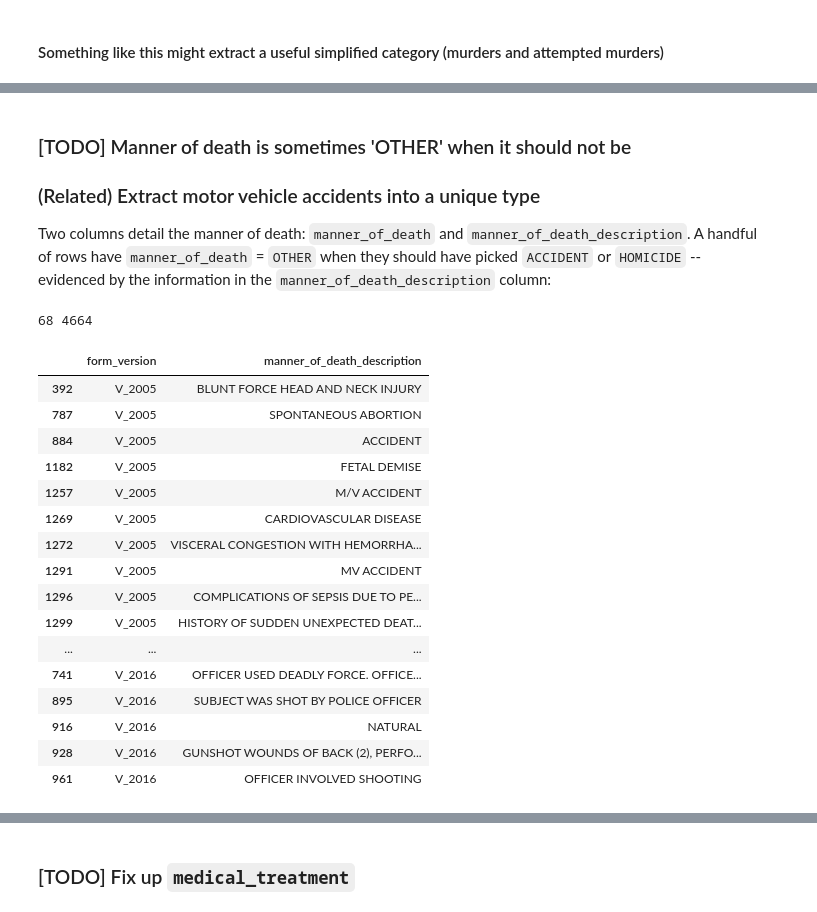
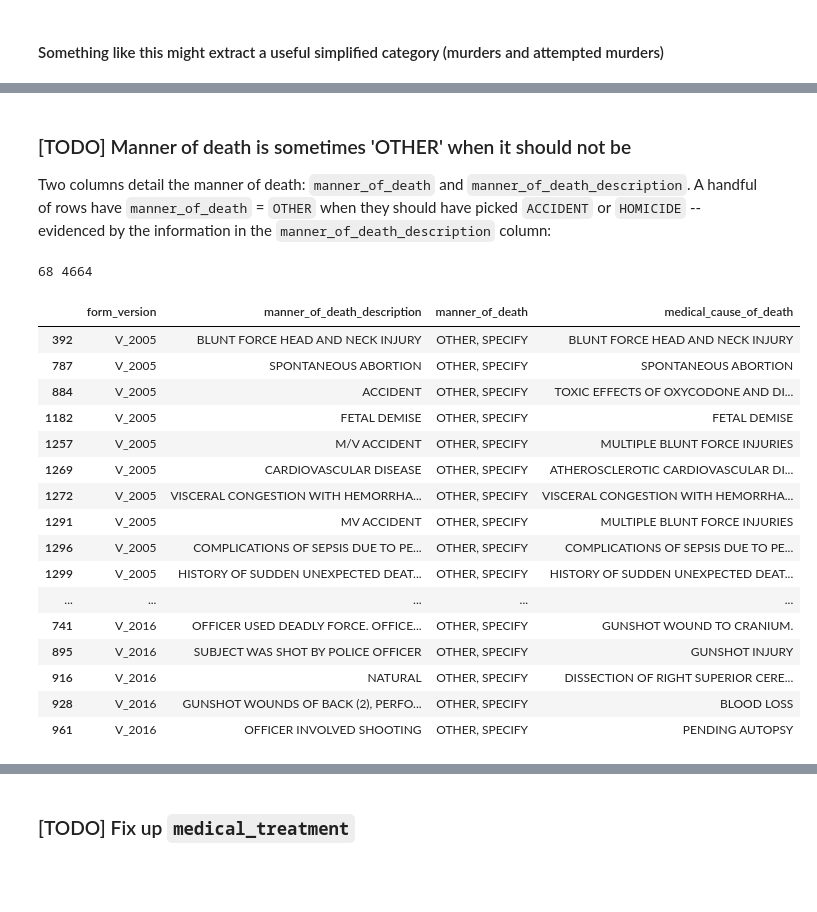
Before and after one commit to texas-justice-initiative/data-processing, a Jupyter notebook: data_cleaning/clean_cdr.ipynb, the cells around one changed output, grey strips where cells are left out. Drawn from its saved outputs; the diff is of its cells as text; code cells hidden in the pictures; blank space fills up the shorter version.

```diff
--- a/data_cleaning/clean_cdr.ipynb
+++ b/data_cleaning/clean_cdr.ipynb
@@ -518,0 +548,7 @@ pd.crosstab(cdr.form_version, cdr.manner_of_death).T
+# %%
+cdr.loc[frame.index, 'means_of_death'] = 'HANGING, STRANGULATION'
+
+# Be sure we got them all
+frame = cdr[(cdr.manner_of_death == 'SUICIDE') & (cdr.means_of_death != 'HANGING, STRANGULATION')]
+frame = frame[frame.medical_cause_of_death.fillna('').str.contains('HANGING')]
+print(len(frame))
@@ -518,0 +559,4 @@ pd.crosstab(cdr.form_version, cdr.manner_of_death).T
+# %%
+frame = cdr[(cdr.manner_of_death == 'SUICIDE') & (cdr.means_of_death == 'NOT APPLICABLE')]
+print(len(frame))
+frame[['means_of_death', 'means_of_death_other', 'manner_of_death', 'manner_of_death_description', 'medical_cause_of_death']]
@@ -518,0 +576,3 @@ pd.crosstab(cdr.form_version, cdr.manner_of_death).T
+# %%
+cdr.loc[frame.index, 'means_of_death'] = OTHER_SPECIFY
+len(cdr[(cdr.manner_of_death == 'SUICIDE') & (cdr.means_of_death == 'NOT APPLICABLE')])
@@ -617,7 +679,7 @@ pd.crosstab(cdr.who_caused_the_death, cdr.manner_of_death)
 | OTHER DETAINEE(S) | 5 | 0 | 33 | 0 | 3 | ... |
 | UNKNOWN | 16 | 23 | 17 | 42 | 49 | ... |
 # %%
-cdr.loc[~cdr.manner_of_death.isin(['HOMICIDE', 'ACCIDENTAL', 'OTHER, SPECIFY']), 'who_caused_the_death'] = 'NOT APPLICABLE'
+cdr.loc[~cdr.manner_of_death.isin(['HOMICIDE', 'ACCIDENTAL', OTHER_SPECIFY]), 'who_caused_the_death'] = 'NOT APPLICABLE'
 pd.crosstab(cdr.who_caused_the_death, cdr.manner_of_death)
 # %% [output]
 | manner_of_death | ACCIDENTAL | ALCOHOL/DRUG INTOXICATION | HOMICIDE | NATURAL CAUSES/ILLNESS | OTHER, SPECIFY | ... |
@@ -1045,30 +1107,29 @@ set(att_murder)
  'THREE COUNTS OF ATTEMPTED CAPITAL MURDER'}
 # %% [markdown]
 ### [TODO] Manner of death is sometimes 'OTHER' when it should not be
-### (Related) Extract motor vehicle accidents into a unique type
 Two columns detail the manner of death: `manner_of_death` and `manner_of_death_description`. A handful of rows have `manner_of_death` = `OTHER` when they should have picked `ACCIDENT` or `HOMICIDE` -- evidenced by the information in the `manner_of_death_description` column:
 # %%
-frame = cdr[(cdr.manner_of_death == 'OTHER, SPECIFY') & (cdr.manner_of_death_description.notnull())]
+frame = cdr[(cdr.manner_of_death == OTHER_SPECIFY) & (cdr.manner_of_death_description.notnull())]
 for exempt in ('PENDING', 'DETERMIN'):
     frame = frame[~frame.manner_of_death_description.str.contains(exempt)]
 print(len(frame), len(cdr))
-frame[['form_version', 'manner_of_death_description']]
+frame[['form_version', 'manner_of_death_description', 'manner_of_death', 'medical_cause_of_death']]
 # %% [output]
 68 4664
-|  | form_version | manner_of_death_description |
-| 392 | V_2005 | BLUNT FORCE HEAD AND NECK INJURY |
-| 787 | V_2005 | SPONTANEOUS ABORTION |
-| 884 | V_2005 | ACCIDENT |
-| 1182 | V_2005 | FETAL DEMISE |
-| 1257 | V_2005 | M/V ACCIDENT |
-| 1269 | V_2005 | CARDIOVASCULAR DISEASE |
-| 1272 | V_2005 | VISCERAL CONGESTION WITH HEMORRHA... |
-| 1291 | V_2005 | MV ACCIDENT |
-| 1296 | V_2005 | COMPLICATIONS OF SEPSIS DUE TO PE... |
-| 1299 | V_2005 | HISTORY OF SUDDEN UNEXPECTED DEAT... |
-| ... | ... | ... |
-| 741 | V_2016 | OFFICER USED DEADLY FORCE. OFFICE... |
-| 895 | V_2016 | SUBJECT WAS SHOT BY POLICE OFFICER |
-| 916 | V_2016 | NATURAL |
-| 928 | V_2016 | GUNSHOT WOUNDS OF BACK (2), PERFO... |
-| 961 | V_2016 | OFFICER INVOLVED SHOOTING |
+|  | form_version | manner_of_death_description | manner_of_death | medical_cause_of_death |
+| 392 | V_2005 | BLUNT FORCE HEAD AND NECK INJURY | OTHER, SPECIFY | BLUNT FORCE HEAD AND NECK INJURY |
+| 787 | V_2005 | SPONTANEOUS ABORTION | OTHER, SPECIFY | SPONTANEOUS ABORTION |
+| 884 | V_2005 | ACCIDENT | OTHER, SPECIFY | TOXIC EFFECTS OF OXYCODONE AND DI... |
+| 1182 | V_2005 | FETAL DEMISE | OTHER, SPECIFY | FETAL DEMISE |
+| 1257 | V_2005 | M/V ACCIDENT | OTHER, SPECIFY | MULTIPLE BLUNT FORCE INJURIES |
+| 1269 | V_2005 | CARDIOVASCULAR DISEASE | OTHER, SPECIFY | ATHEROSCLEROTIC CARDIOVASCULAR DI... |
+| 1272 | V_2005 | VISCERAL CONGESTION WITH HEMORRHA... | OTHER, SPECIFY | VISCERAL CONGESTION WITH HEMORRHA... |
+| 1291 | V_2005 | MV ACCIDENT | OTHER, SPECIFY | MULTIPLE BLUNT FORCE INJURIES |
+| 1296 | V_2005 | COMPLICATIONS OF SEPSIS DUE TO PE... | OTHER, SPECIFY | COMPLICATIONS OF SEPSIS DUE TO PE... |
+| 1299 | V_2005 | HISTORY OF SUDDEN UNEXPECTED DEAT... | OTHER, SPECIFY | HISTORY OF SUDDEN UNEXPECTED DEAT... |
+| ... | ... | ... | ... | ... |
+| 741 | V_2016 | OFFICER USED DEADLY FORCE. OFFICE... | OTHER, SPECIFY | GUNSHOT WOUND TO CRANIUM. |
+| 895 | V_2016 | SUBJECT WAS SHOT BY POLICE OFFICER | OTHER, SPECIFY | GUNSHOT INJURY |
+| 916 | V_2016 | NATURAL | OTHER, SPECIFY | DISSECTION OF RIGHT SUPERIOR CERE... |
+| 928 | V_2016 | GUNSHOT WOUNDS OF BACK (2), PERFO... | OTHER, SPECIFY | BLOOD LOSS |
+| 961 | V_2016 | OFFICER INVOLVED SHOOTING | OTHER, SPECIFY | PENDING AUTOPSY |
```
Also changed, not shown: parts of 22 cells of this notebook.
